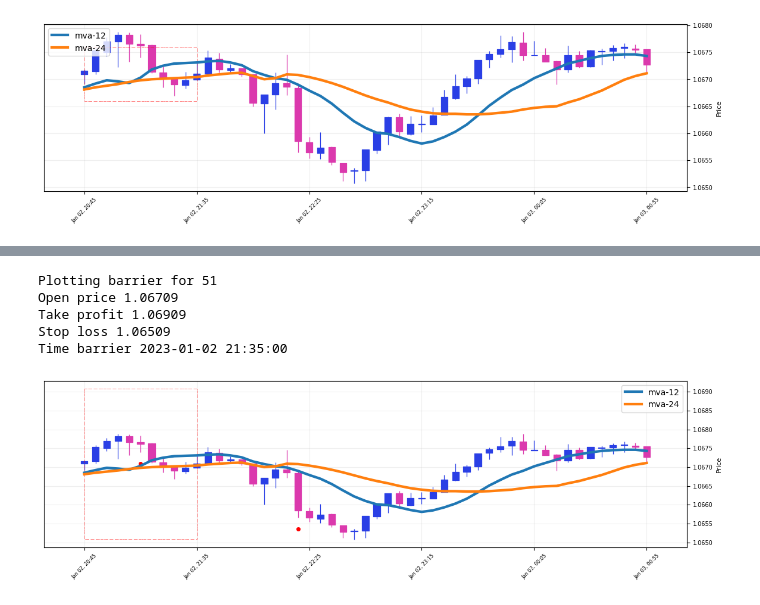
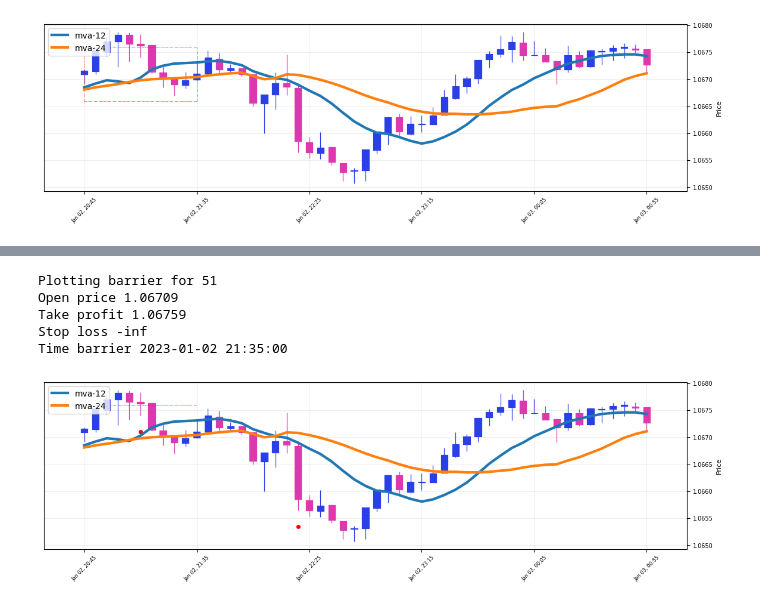
Before and after one commit to mchiuminatto/triple_barrier, a Jupyter notebook: docs/test_plot_triple_barrier.ipynb, the cells around one changed output, grey strips where cells are left out. Cells and saved outputs as stored; diff of their text form; code cells hidden in the pictures.

```diff
--- a/docs/test_plot_triple_barrier.ipynb
+++ b/docs/test_plot_triple_barrier.ipynb
@@ -71,21 +72,21 @@ Time barrier 2023-01-02 22:50:00
 # %%
 exit_mark_mask = price["exit"] == 1
 price.loc[exit_mark_mask, "exit-mark"] = price[exit_mark_mask]["low"] - 3/10000
 
 plotter.plot_triple_barrier(entry_period="2023-01-02 20:45:00",
-                            take_profit_width=20,
-                            stop_loss_width=20,
+                            take_profit_width=5,
+                            stop_loss_width=np.inf,
                             time_barrier_periods=10,
                             dynamic_exit = price["exit-mark"],
                             trade_side=TradeSide.BUY
                             )
 # %% [output]
 Plotting barrier for 51
 Open price 1.06709
-Take profit 1.06909
-Stop loss 1.06509
+Take profit 1.06759
+Stop loss -inf
 Time barrier 2023-01-02 21:35:00
-[figure, old version]
+[figure, new version]
 # %%
 price["2023-01-02 20:45:00":].head(11)
 # %% [output]
```
Also changed, not shown: parts of 3 cells of this notebook, 3 other files.
